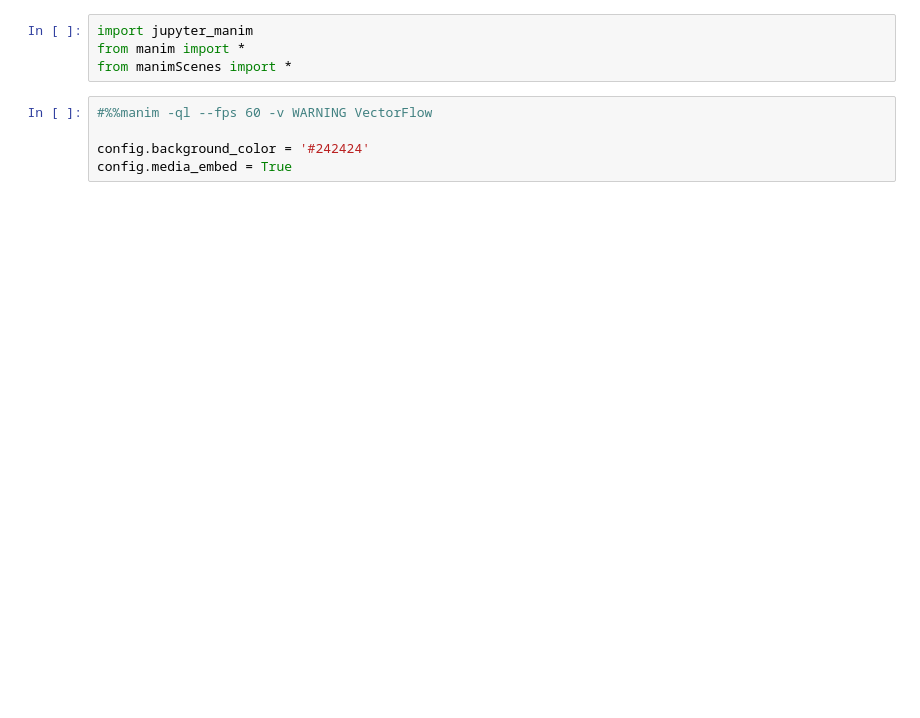
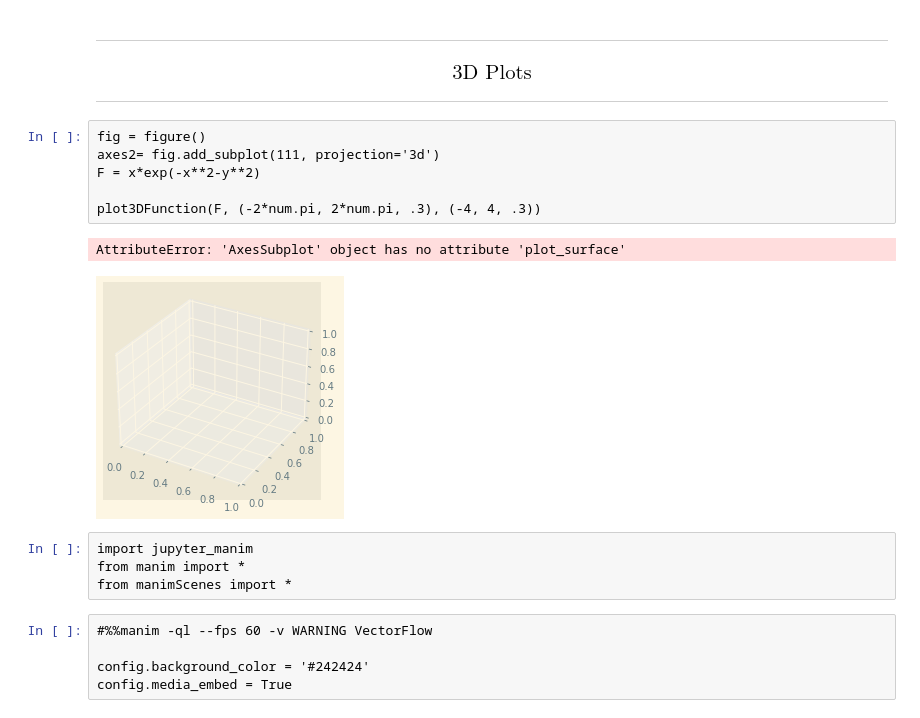
Before and after one commit to Vazn/Mathematics, a Jupyter notebook: Python/main.ipynb, the cells around one changed output. Saved outputs shown, nothing was run; the diff lists cells and outputs as text; blank space fills up the shorter version.

```diff
--- a/Python/main.ipynb
+++ b/Python/main.ipynb
@@ -71,3 +91,18 @@ show()
+# %% [markdown]
+<hr>
+
+### $$ \text{3D Plots} $$
+
+<hr>
+# %%
+fig = figure()
+axes2= fig.add_subplot(111, projection='3d')
+F = x*exp(-x**2-y**2)
+
+plot3DFunction(F, (-2*num.pi, 2*num.pi, .3), (-4, 4, .3))
+# %% [output]
+AttributeError: 'AxesSubplot' object has no attribute 'plot_surface'
+[figure, added]
 # %%
 import jupyter_manim
 from manim import *
```
Also changed, not shown: parts of 7 cells of this notebook, 50 other files.
